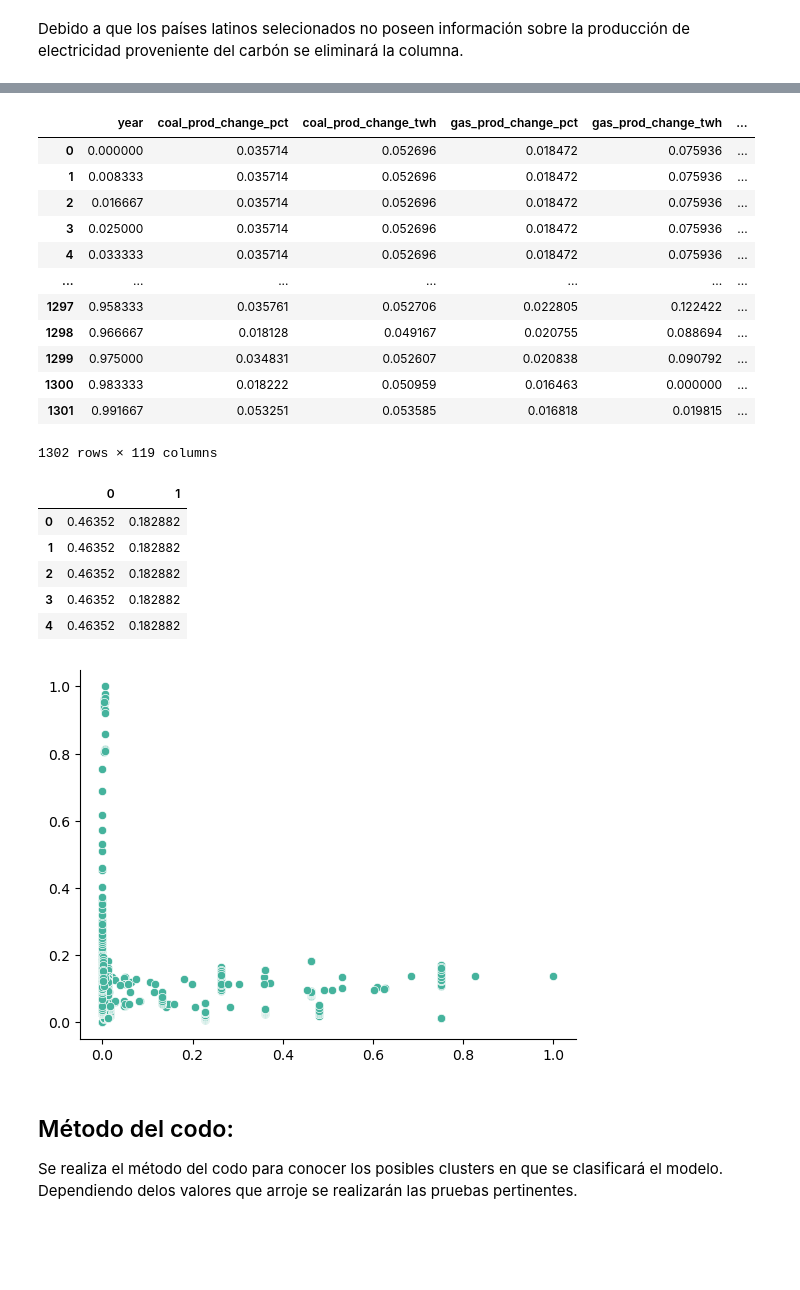
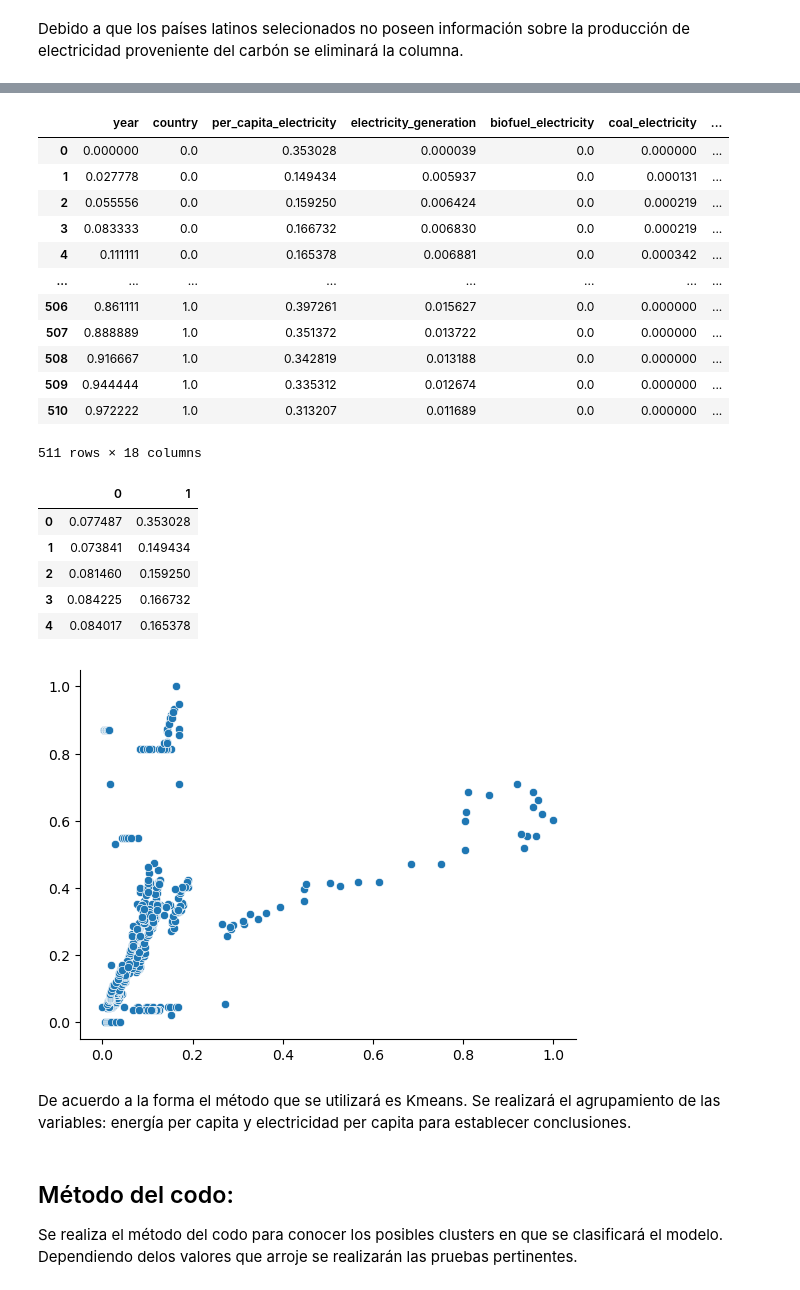
Before and after one commit to L-Ameneiro/EDA-Datasets, a Jupyter notebook: notebooks/MODELO NO SUPERVISADO consumo_energ_mundial.ipynb, the cells around one changed output, grey strips where cells are left out. Drawn from its saved outputs; the diff is of its cells as text; code cells hidden in the pictures; blank space fills up the shorter version.

```diff
--- a/notebooks/MODELO NO SUPERVISADO consumo_energ_mundial.ipynb
+++ b/notebooks/MODELO NO SUPERVISADO consumo_energ_mundial.ipynb
@@ -141,39 +143,43 @@ energy_per_capita                          176106.743
 dtype: float64
 # %%
 #Se escalan los datos
-p1_scal = (suram2-suram2.min())/(suram2.max()-suram2.min())
+p1_scal = (electrica-electrica.min())/(electrica.max()-electrica.min())
 p1_scal
 # %% [output]
-|  | year | coal_prod_change_pct | coal_prod_change_twh | gas_prod_change_pct | gas_prod_change_twh | ... |
-| 0 | 0.000000 | 0.035714 | 0.052696 | 0.018472 | 0.075936 | ... |
-| 1 | 0.008333 | 0.035714 | 0.052696 | 0.018472 | 0.075936 | ... |
-| 2 | 0.016667 | 0.035714 | 0.052696 | 0.018472 | 0.075936 | ... |
-| 3 | 0.025000 | 0.035714 | 0.052696 | 0.018472 | 0.075936 | ... |
-| 4 | 0.033333 | 0.035714 | 0.052696 | 0.018472 | 0.075936 | ... |
-| ... | ... | ... | ... | ... | ... | ... |
-| 1297 | 0.958333 | 0.035761 | 0.052706 | 0.022805 | 0.122422 | ... |
-| 1298 | 0.966667 | 0.018128 | 0.049167 | 0.020755 | 0.088694 | ... |
-| 1299 | 0.975000 | 0.034831 | 0.052607 | 0.020838 | 0.090792 | ... |
-| 1300 | 0.983333 | 0.018222 | 0.050959 | 0.016463 | 0.000000 | ... |
-| 1301 | 0.991667 | 0.053251 | 0.053585 | 0.016818 | 0.019815 | ... |
+|  | year | country | per_capita_electricity | electricity_generation | biofuel_electricity | coal_electricity | ... |
+| 0 | 0.000000 | 0.0 | 0.353028 | 0.000039 | 0.0 | 0.000000 | ... |
+| 1 | 0.027778 | 0.0 | 0.149434 | 0.005937 | 0.0 | 0.000131 | ... |
+| 2 | 0.055556 | 0.0 | 0.159250 | 0.006424 | 0.0 | 0.000219 | ... |
+| 3 | 0.083333 | 0.0 | 0.166732 | 0.006830 | 0.0 | 0.000219 | ... |
+| 4 | 0.111111 | 0.0 | 0.165378 | 0.006881 | 0.0 | 0.000342 | ... |
+| ... | ... | ... | ... | ... | ... | ... | ... |
+| 506 | 0.861111 | 1.0 | 0.397261 | 0.015627 | 0.0 | 0.000000 | ... |
+| 507 | 0.888889 | 1.0 | 0.351372 | 0.013722 | 0.0 | 0.000000 | ... |
+| 508 | 0.916667 | 1.0 | 0.342819 | 0.013188 | 0.0 | 0.000000 | ... |
+| 509 | 0.944444 | 1.0 | 0.335312 | 0.012674 | 0.0 | 0.000000 | ... |
+| 510 | 0.972222 | 1.0 | 0.313207 | 0.011689 | 0.0 | 0.000000 | ... |
-1302 rows × 119 columns
+511 rows × 18 columns
 # %%
 # Se seleccionan las variables a analizar
-x=p1_scal[['solar_share_elec', 'energy_per_capita']].values
+x=p1_scal[['energy_per_capita','per_capita_electricity']].values
 pd.DataFrame(x).head(5)
 # %% [output]
 |  | 0 | 1 |
-| 0 | 0.46352 | 0.182882 |
-| 1 | 0.46352 | 0.182882 |
-| 2 | 0.46352 | 0.182882 |
-| 3 | 0.46352 | 0.182882 |
-| 4 | 0.46352 | 0.182882 |
+| 0 | 0.077487 | 0.353028 |
+| 1 | 0.073841 | 0.149434 |
+| 2 | 0.081460 | 0.159250 |
+| 3 | 0.084225 | 0.166732 |
+| 4 | 0.084017 | 0.165378 |
 # %%
-sns.scatterplot(x = x[:,0], y = x[:,1], color='#45B39D')
+# Se muestra la forma de los datos
+viridis_palette = sns.color_palette("viridis", as_cmap=True)
+sns.scatterplot(x=x[:, 0], y=x[:, 1], palette=viridis_palette)
 sns.despine()
 plt.show()
 # %% [output]
-[figure, old version]
+[figure, new version]
+# %% [markdown]
+De acuerdo a la forma el método que se utilizará es Kmeans. Se realizará el agrupamiento de las variables: energía per capita y electricidad per capita para establecer conclusiones.
 # %% [markdown]
 ## Método del codo:
 Se realiza el método del codo para conocer los posibles clusters en que se clasificará el modelo. Dependiendo delos valores que arroje se realizarán las pruebas pertinentes.
```
Also changed, not shown: parts of 28 cells of this notebook, 6 other files.
